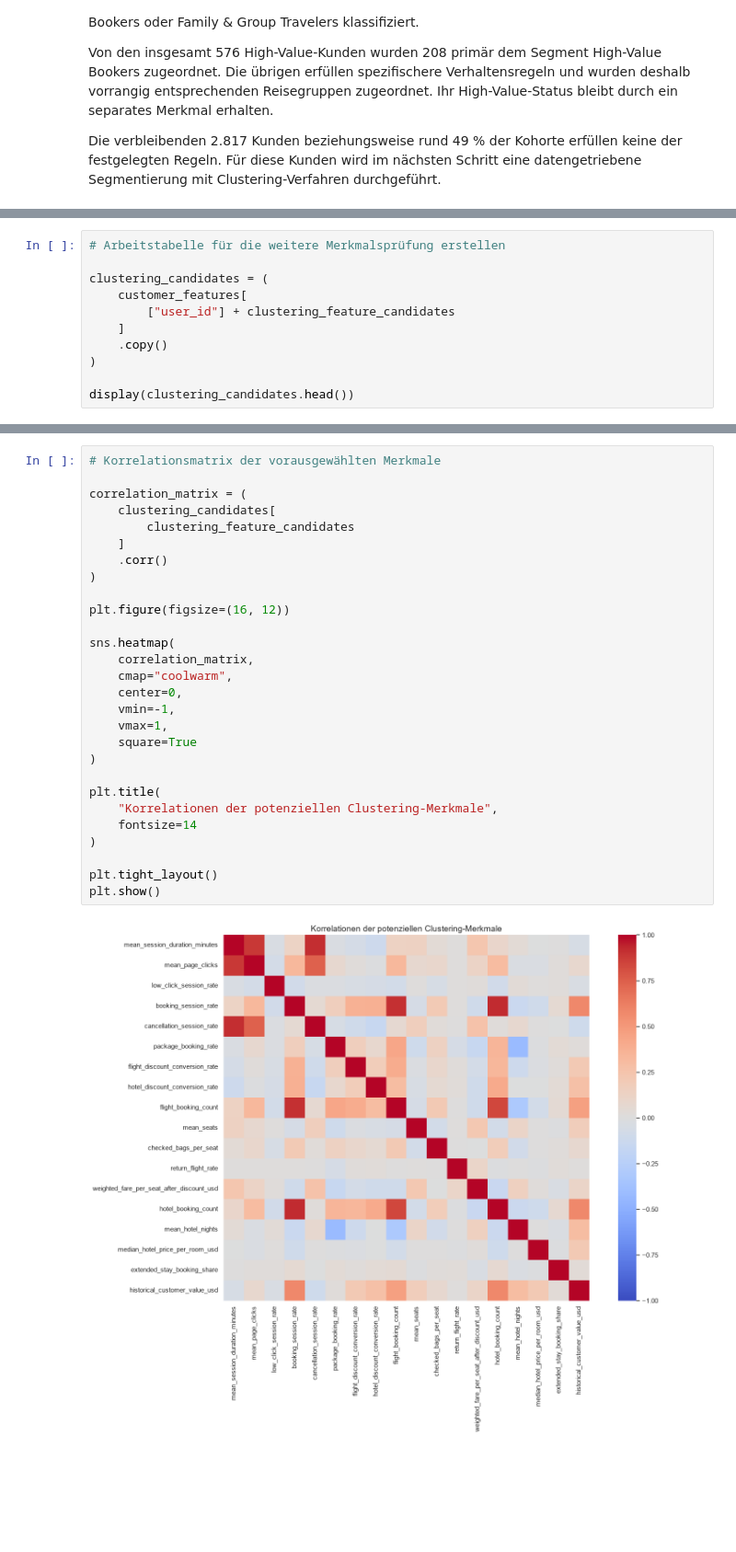
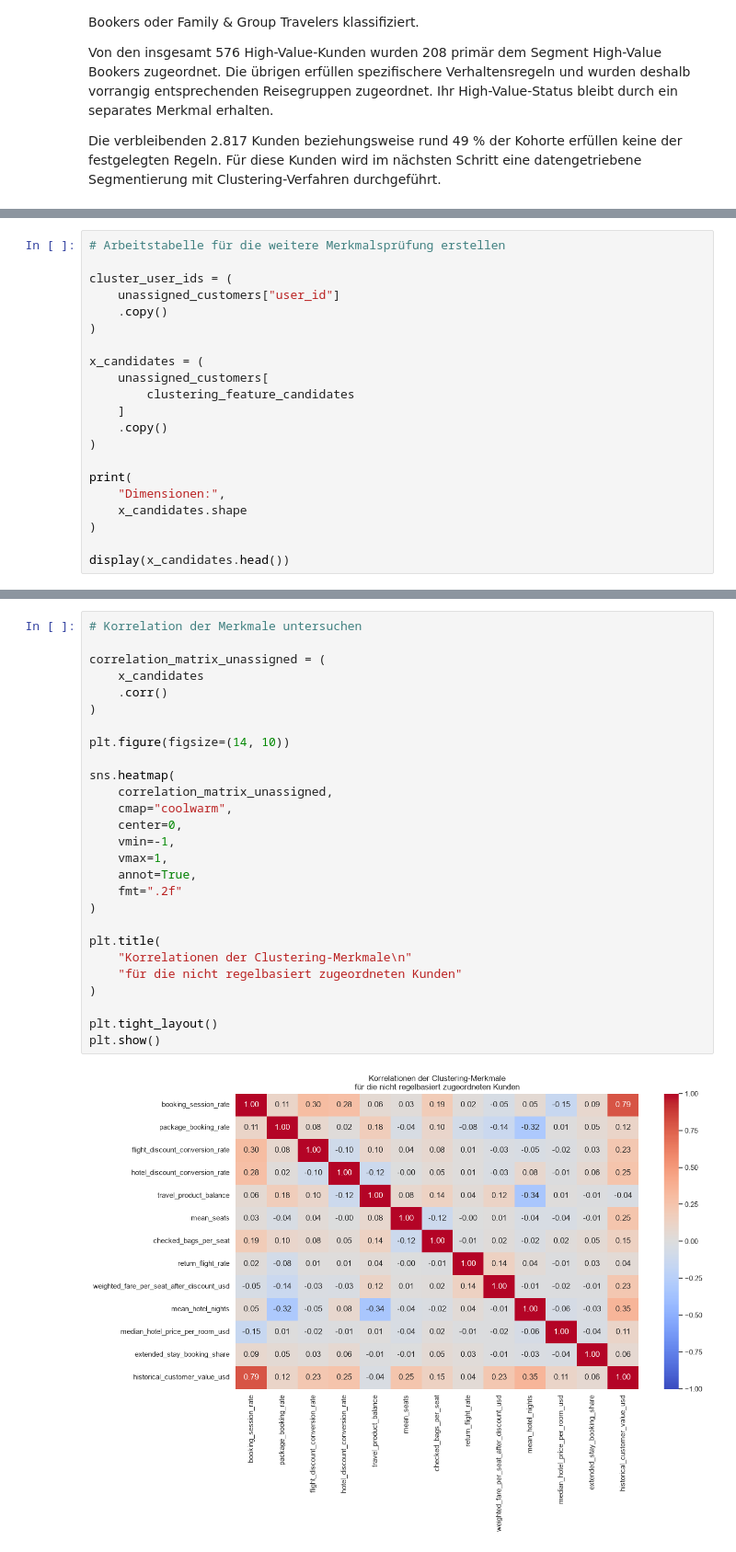
Before and after one commit to norawinkler/traveltide-customer-segmentation, a Jupyter notebook: notebooks/03_customer_segmentation.ipynb, the cells around one changed output, grey strips where cells are left out. Shown at 92% size. Drawn from its saved outputs; the diff is of its cells as text; blank space fills up the shorter version.

```diff
--- a/notebooks/03_customer_segmentation.ipynb
+++ b/notebooks/03_customer_segmentation.ipynb
@@ -780,12 +757,22 @@ Nicht gefundene Merkmale: []
 # %%
 # Arbeitstabelle für die weitere Merkmalsprüfung erstellen
 
-clustering_candidates = (
-    customer_features[
-        ["user_id"] + clustering_feature_candidates
+cluster_user_ids = (
+    unassigned_customers["user_id"]
+    .copy()
+)
+
+x_candidates = (
+    unassigned_customers[
+        clustering_feature_candidates
     ]
     .copy()
 )
 
-display(clustering_candidates.head())
+print(
+    "Dimensionen:",
+    x_candidates.shape
+)
+
+display(x_candidates.head())
 # %% [output]
@@ -887,33 +881,32 @@ display(missing_overview)
 # %%
-# Korrelationsmatrix der vorausgewählten Merkmale
+# Korrelation der Merkmale untersuchen
 
-correlation_matrix = (
-    clustering_candidates[
-        clustering_feature_candidates
-    ]
+correlation_matrix_unassigned = (
+    x_candidates
     .corr()
 )
 
-plt.figure(figsize=(16, 12))
+plt.figure(figsize=(14, 10))
 
 sns.heatmap(
-    correlation_matrix,
+    correlation_matrix_unassigned,
     cmap="coolwarm",
     center=0,
     vmin=-1,
     vmax=1,
-    square=True
+    annot=True,
+    fmt=".2f"
 )
 
 plt.title(
-    "Korrelationen der potenziellen Clustering-Merkmale",
-    fontsize=14
+    "Korrelationen der Clustering-Merkmale\n"
+    "für die nicht regelbasiert zugeordneten Kunden"
 )
 
 plt.tight_layout()
 plt.show()
 # %% [output]
-[figure, old version]
+[figure, new version]
 # %%
 # Stark korrelierte Merkmalspaare identifizieren
 
```
Also changed, not shown: parts of 70 cells of this notebook.
